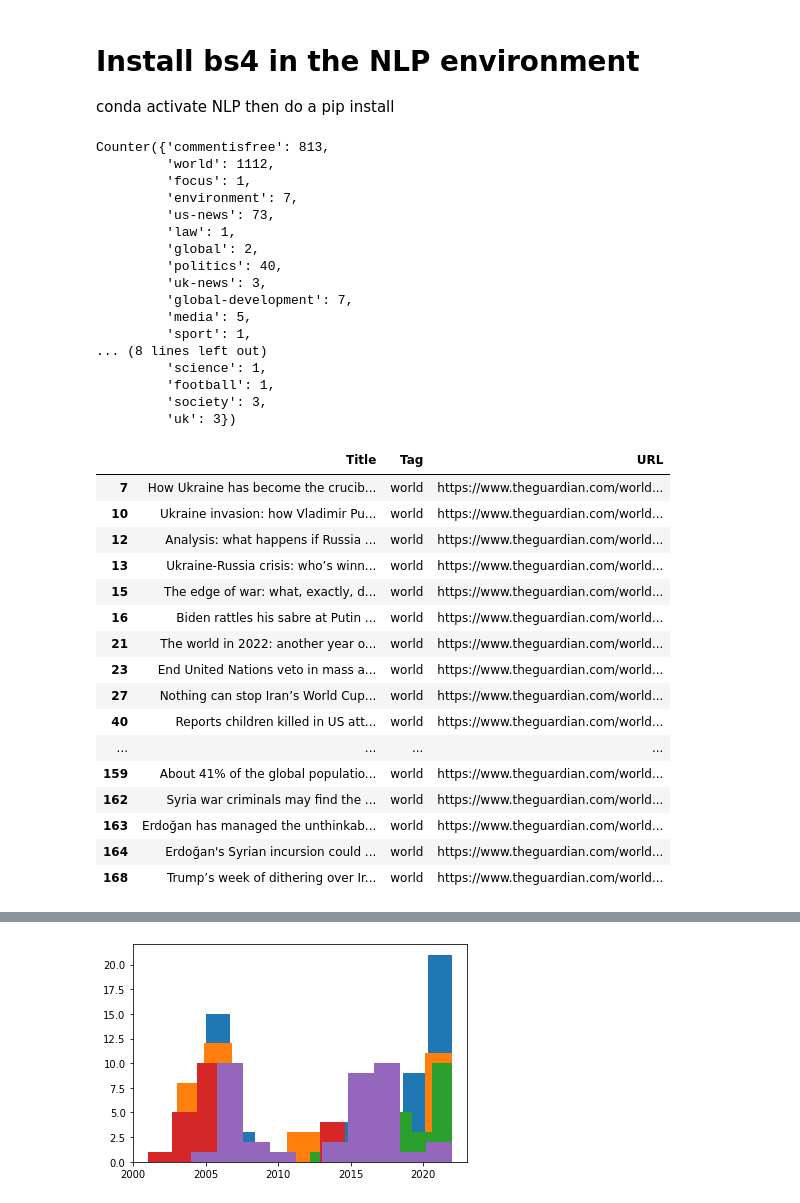
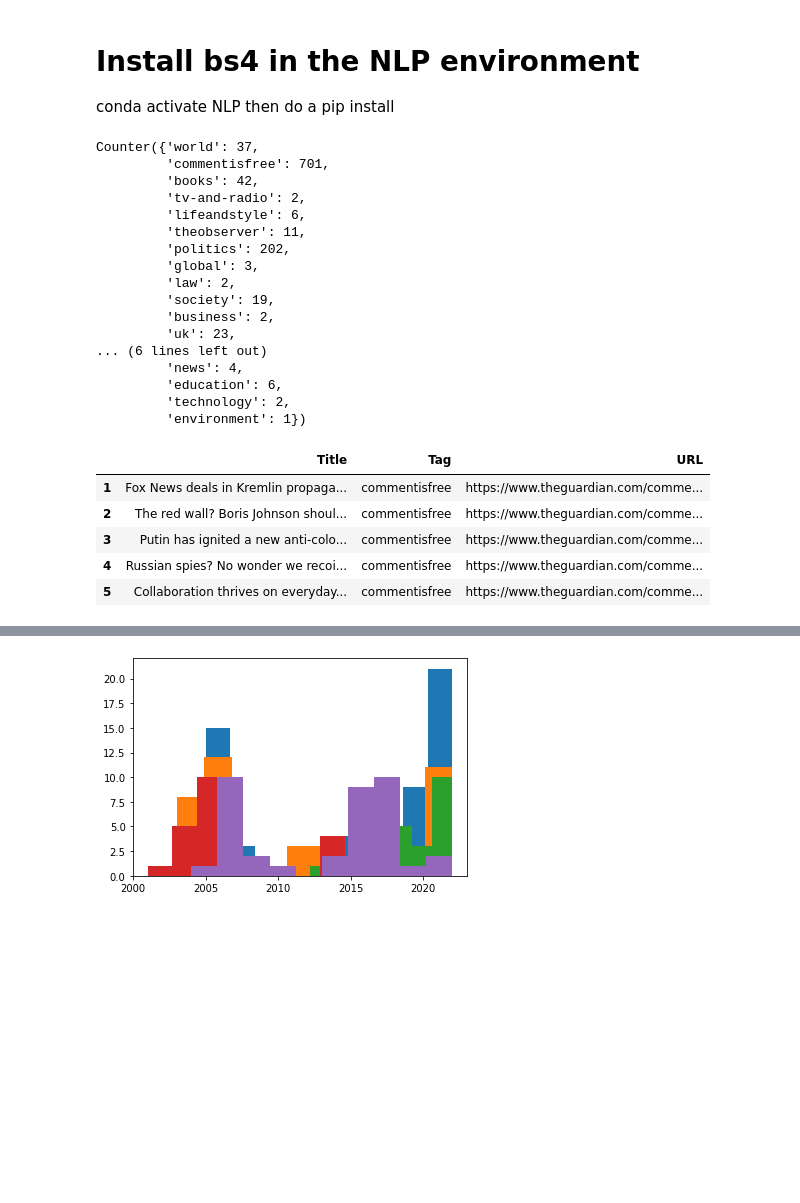
Before and after one commit to macbuse/GUARDIAN, a Jupyter notebook: goose_test_editorialis_miner.ipynb, the cells around one changed output, grey strips where cells are left out. Drawn from its saved outputs; the diff is of its cells as text; code cells hidden in the pictures; blank space fills up the shorter version.

```diff
--- a/goose_test_editorialis_miner.ipynb
+++ b/goose_test_editorialis_miner.ipynb
@@ -297,7 +298,7 @@ with open('%s.csv'%subject.split('/')[-1], 'w') as fp:
         writer.writerow(row)
 # %%
 import pandas as pd
-df = pd.read_csv('simontisdall.csv')
+df = pd.read_csv('nickcohen.csv')
 # %%
 from collections import Counter
 # %%
@@ -305,40 +306,30 @@ dd = Counter(df['Tag'].values)
 # %%
 dd
 # %% [output]
-Counter({'commentisfree': 813,
-         'world': 1112,
-         'focus': 1,
-         'environment': 7,
-         'us-news': 73,
-         'law': 1,
-         'global': 2,
-         'politics': 40,
-         'uk-news': 3,
-         'global-development': 7,
-         'media': 5,
-         'sport': 1,
-... (8 lines left out)
-         'science': 1,
-         'football': 1,
-         'society': 3,
-         'uk': 3})
+Counter({'world': 37,
+         'commentisfree': 701,
+         'books': 42,
+         'tv-and-radio': 2,
+         'lifeandstyle': 6,
+         'theobserver': 11,
+         'politics': 202,
+         'global': 3,
+         'law': 2,
+         'society': 19,
+         'business': 2,
+         'uk': 23,
+... (6 lines left out)
+         'news': 4,
+         'education': 6,
+         'technology': 2,
+         'environment': 1})
-# %%
-df[ df['Tag'] ==  'world'][:30]
-# %% [output]
-|  | Title | Tag | URL |
-| 7 | How Ukraine has become the crucib... | world | https://www.theguardian.com/world... |
-| 10 | Ukraine invasion: how Vladimir Pu... | world | https://www.theguardian.com/world... |
-| 12 | Analysis: what happens if Russia ... | world | https://www.theguardian.com/world... |
-| 13 | Ukraine-Russia crisis: who’s winn... | world | https://www.theguardian.com/world... |
-| 15 | The edge of war: what, exactly, d... | world | https://www.theguardian.com/world... |
-| 16 | Biden rattles his sabre at Putin ... | world | https://www.theguardian.com/world... |
-| 21 | The world in 2022: another year o... | world | https://www.theguardian.com/world... |
-| 23 | End United Nations veto in mass a... | world | https://www.theguardian.com/world... |
-| 27 | Nothing can stop Iran’s World Cup... | world | https://www.theguardian.com/world... |
-| 40 | Reports children killed in US att... | world | https://www.theguardian.com/world... |
-| ... | ... | ... | ... |
-| 159 | About 41% of the global populatio... | world | https://www.theguardian.com/world... |
-| 162 | Syria war criminals may find the ... | world | https://www.theguardian.com/world... |
-| 163 | Erdoğan has managed the unthinkab... | world | https://www.theguardian.com/world... |
-| 164 | Erdoğan's Syrian incursion could ... | world | https://www.theguardian.com/world... |
-| 168 | Trump’s week of dithering over Ir... | world | https://www.theguardian.com/world... |
+# %%
+cf = df[ df['Tag'] ==  'commentisfree'][:]
+cf[:5]
+# %% [output]
+|  | Title | Tag | URL |
+| 1 | Fox News deals in Kremlin propaga... | commentisfree | https://www.theguardian.com/comme... |
+| 2 | The red wall? Boris Johnson shoul... | commentisfree | https://www.theguardian.com/comme... |
+| 3 | Putin has ignited a new anti-colo... | commentisfree | https://www.theguardian.com/comme... |
+| 4 | Russian spies? No wonder we recoi... | commentisfree | https://www.theguardian.com/comme... |
+| 5 | Collaboration thrives on everyday... | commentisfree | https://www.theguardian.com/comme... |
```
Also changed, not shown: parts of 5 cells of this notebook, 2 other files.
